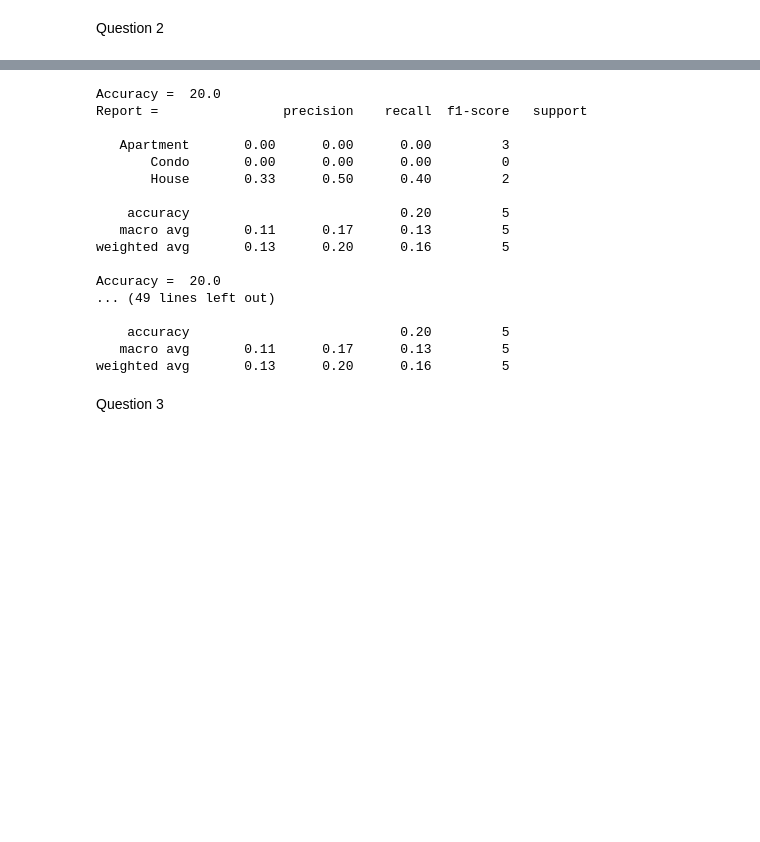
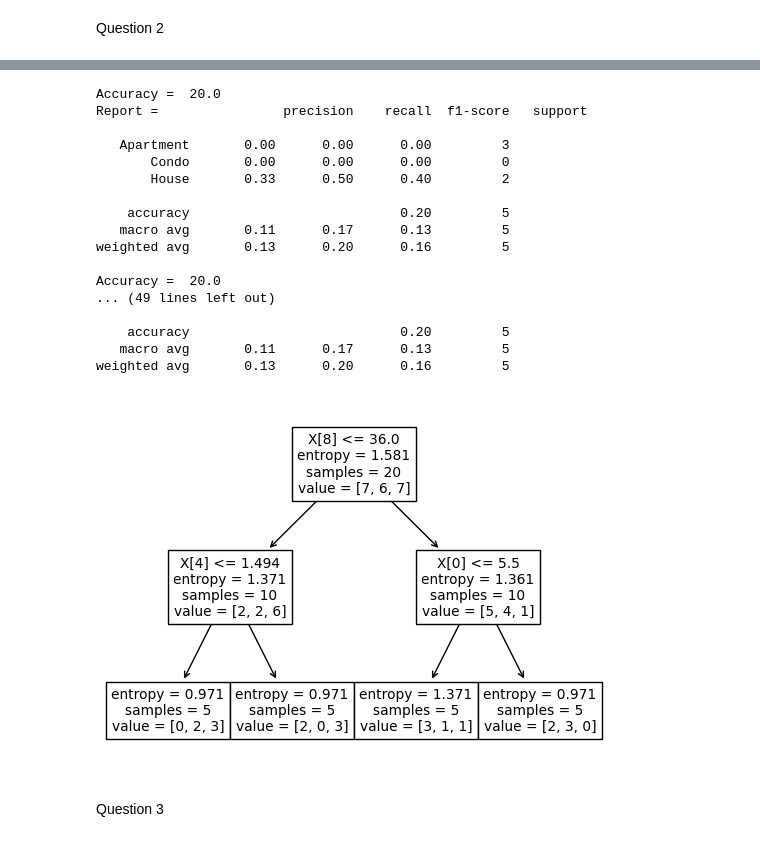
Before and after one commit to anubhavmishram/Assignment_4, a Jupyter notebook: Assihnment_4.ipynb, the cells around one changed output, grey strips where cells are left out. Cells and saved outputs as stored; diff of their text form; code cells hidden in the pictures; blank space fills up the shorter version.

```diff
--- a/Assihnment_4.ipynb
+++ b/Assihnment_4.ipynb
@@ -98,28 +213,30 @@ weighted avg       0.13      0.20      0.16         5
 # %%
 for i in [5,7,9,11,15,17]:
     model = train(x_train,x_test,y_train,i)
     y_prediction = predict(x_test, model)
     accuracy, report = accuracy_classification(y_test, y_prediction)
     print("Accuracy = ", accuracy)
     print("Report = ", report)
+    tree.plot_tree(model)
 # %% [output]
 Accuracy =  20.0
 Report =                precision    recall  f1-score   support
 
    Apartment       0.00      0.00      0.00         3
        Condo       0.00      0.00      0.00         0
        House       0.33      0.50      0.40         2
 
     accuracy                           0.20         5
    macro avg       0.11      0.17      0.13         5
 weighted avg       0.13      0.20      0.16         5
 
 Accuracy =  20.0
 ... (49 lines left out)
 
     accuracy                           0.20         5
    macro avg       0.11      0.17      0.13         5
 weighted avg       0.13      0.20      0.16         5
+[figure, added]
 # %% [markdown]
 Question 3
 # %%
```
Also changed, not shown: parts of 12 cells of this notebook, 1 other file.
